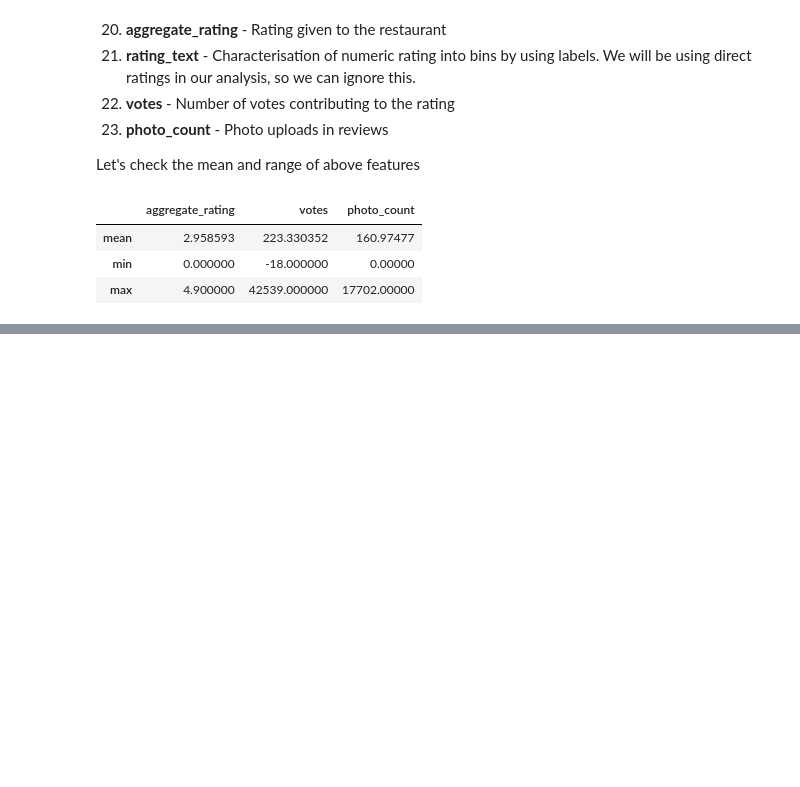
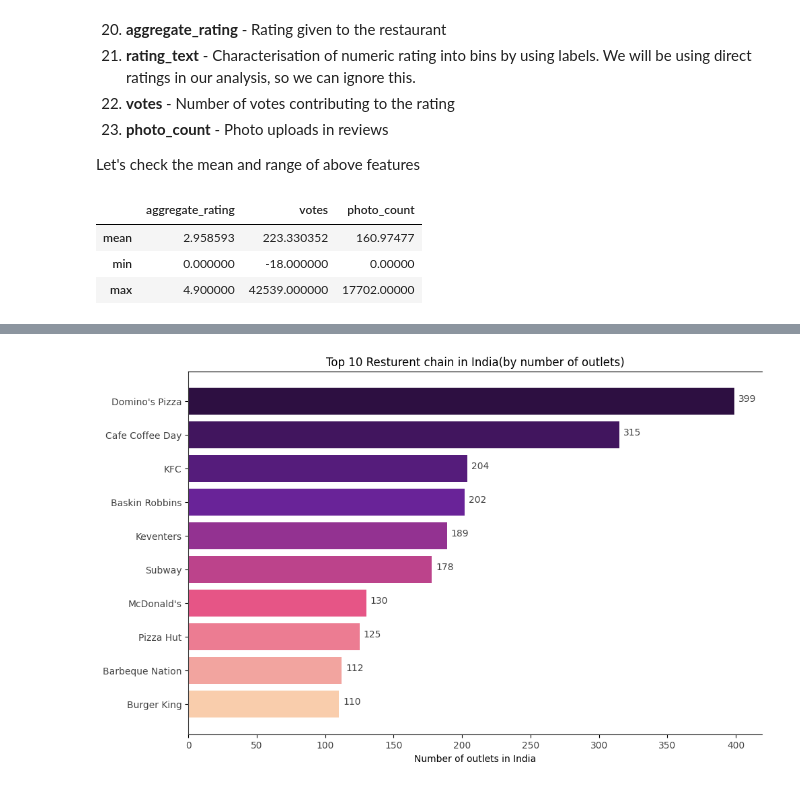
Before and after one commit to Josephvarghes/Zomato_Analysis, a Jupyter notebook: EDA/Zomato_Analysis_EDA.ipynb, the cells around one changed output, grey strips where cells are left out. Cells and saved outputs as stored; diff of their text form; code cells hidden in the pictures; blank space fills up the shorter version.

```diff
--- a/EDA/Zomato_Analysis_EDA.ipynb
+++ b/EDA/Zomato_Analysis_EDA.ipynb
@@ -305,0 +396,3 @@ data[["aggregate_rating", "votes", "photo_count"]].describe().loc[['mean', 'min'
+# %%
+top10_chains = data["name"].value_counts()[:10].sort_values(ascending=True)
+print(top10_chains)
@@ -305,0 +412,27 @@ data[["aggregate_rating", "votes", "photo_count"]].describe().loc[['mean', 'min'
+# %%
+height = top10_chains.values
+bars = top10_chains.index
+y_pos = np.arange(len(bars))
+
+fig = plt.figure(figsize=[11, 7], frameon=False)
+ax =  fig.gca()
+ax.spines["top"].set_visible("#424242")
+ax.spines["right"].set_visible(False)
+ax.spines["left"].set_color("#424242")
+ax.spines["bottom"].set_color("#424242")
+
+colors = ["#f9cdac","#f2a49f","#ec7c92","#e65586","#bc438b","#933291","#692398","#551c7b","#41155e","#2d0f41"]
+plt.barh(y_pos, height, color=colors)
+
+plt.xticks(color="#424242")
+
+plt.yticks(y_pos, bars, color="#424242")
+plt.xlabel("Number of outlets in India")
+
+for i,v in enumerate(height):
+    ax.text(v+3, i, str(v), color='#424242')
+plt.title("Top 10 Resturent chain in India(by number of outlets)")
+
+plt.show()
+# %% [output]
+[figure, added]
```
Also changed, not shown: parts of 14 cells of this notebook.
